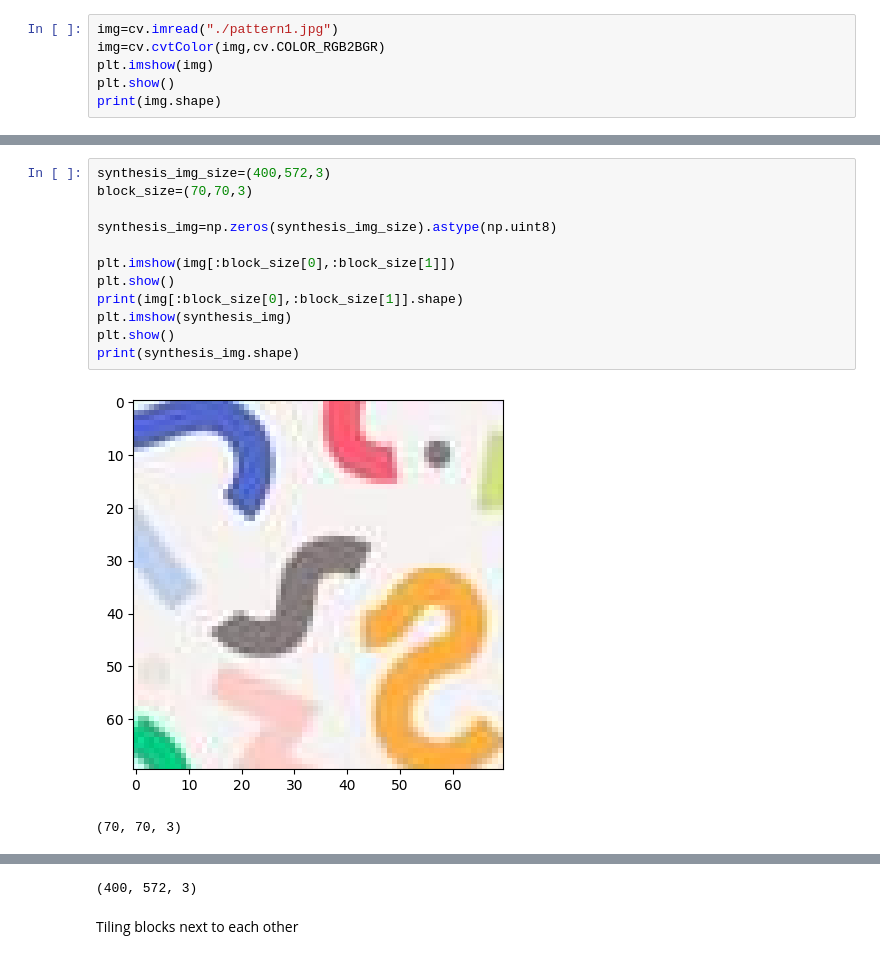
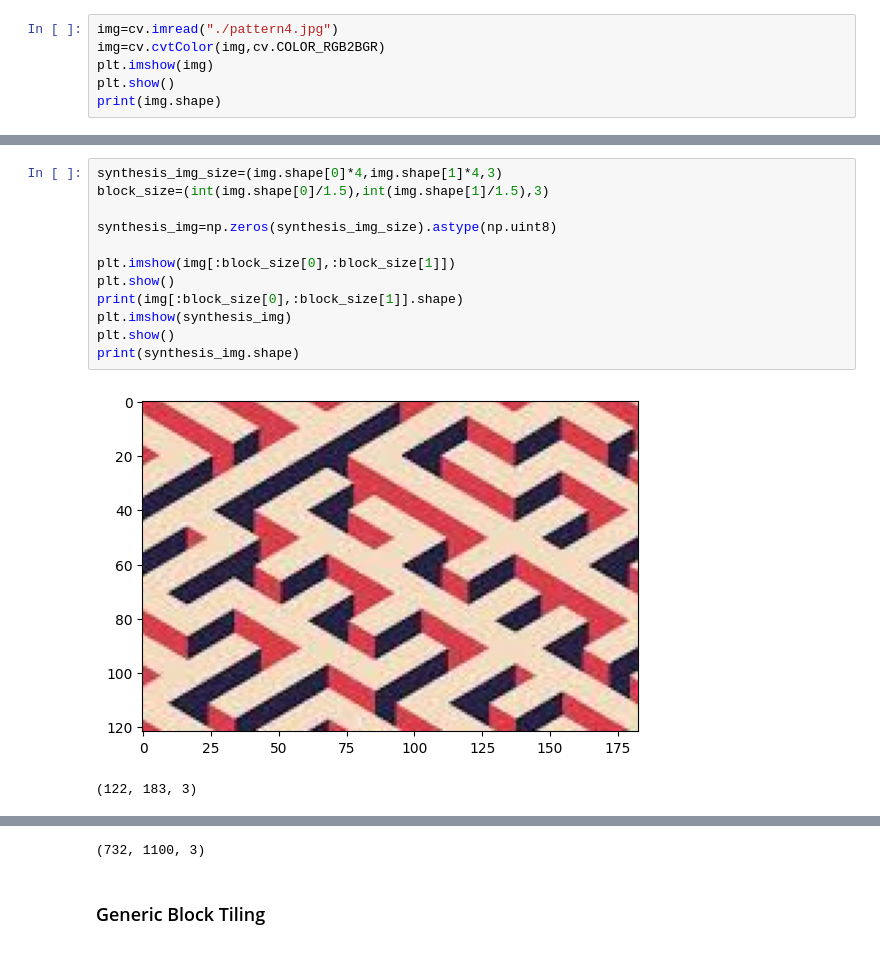
Before and after one commit to Talentedfalcon/Texture-Synthesis-and-Transfer, a Jupyter notebook: analysis.ipynb, the cells around one changed output, grey strips where cells are left out. Cells and saved outputs as stored; diff of their text form.

```diff
--- a/analysis.ipynb
+++ b/analysis.ipynb
@@ -5,5 +6,5 @@ import numpy as np
 # %%
-img=cv.imread("./pattern1.jpg")
+img=cv.imread("./pattern4.jpg")
 img=cv.cvtColor(img,cv.COLOR_RGB2BGR)
 plt.imshow(img)
 plt.show()
@@ -58,15 +59,15 @@ plt.show()
 # %%
-synthesis_img_size=(400,572,3)
-block_size=(70,70,3)
+synthesis_img_size=(img.shape[0]*4,img.shape[1]*4,3)
+block_size=(int(img.shape[0]/1.5),int(img.shape[1]/1.5),3)
 
 synthesis_img=np.zeros(synthesis_img_size).astype(np.uint8)
 
 plt.imshow(img[:block_size[0],:block_size[1]])
 plt.show()
 print(img[:block_size[0],:block_size[1]].shape)
 plt.imshow(synthesis_img)
 plt.show()
 print(synthesis_img.shape)
 # %% [output]
-[figure, old version]
+[figure, new version]
-(70, 70, 3)
+(122, 183, 3)
@@ -74,6 +75,6 @@ print(synthesis_img.shape)
-(400, 572, 3)
+(732, 1100, 3)
-# %% [markdown]
-Tiling blocks next to each other
+# %% [markdown]
+### Generic Block Tiling
 # %%
 for i in range(0,synthesis_img.shape[0]):
     for j in range(0,synthesis_img.shape[1]):
```
Also changed, not shown: parts of 19 cells of this notebook, 4 other files.
